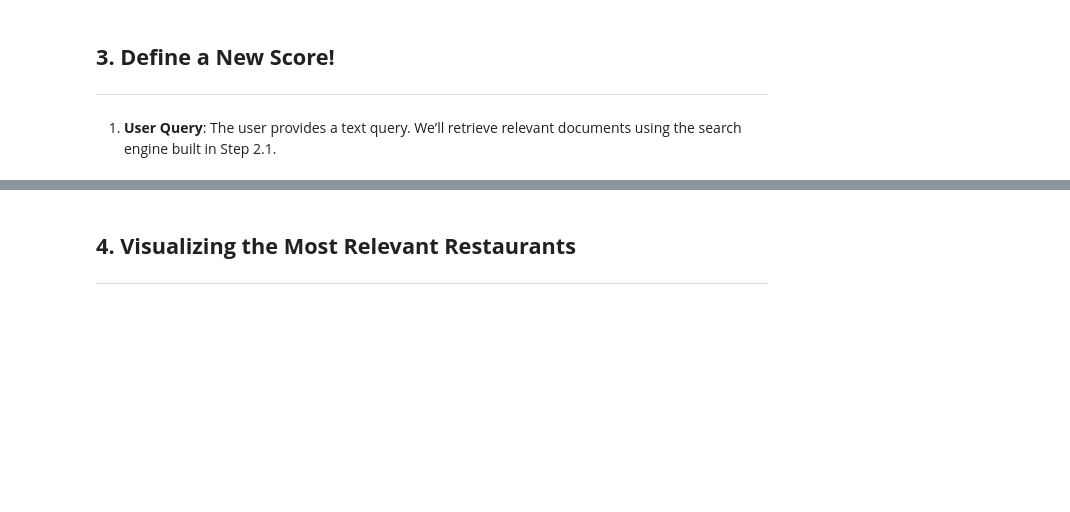
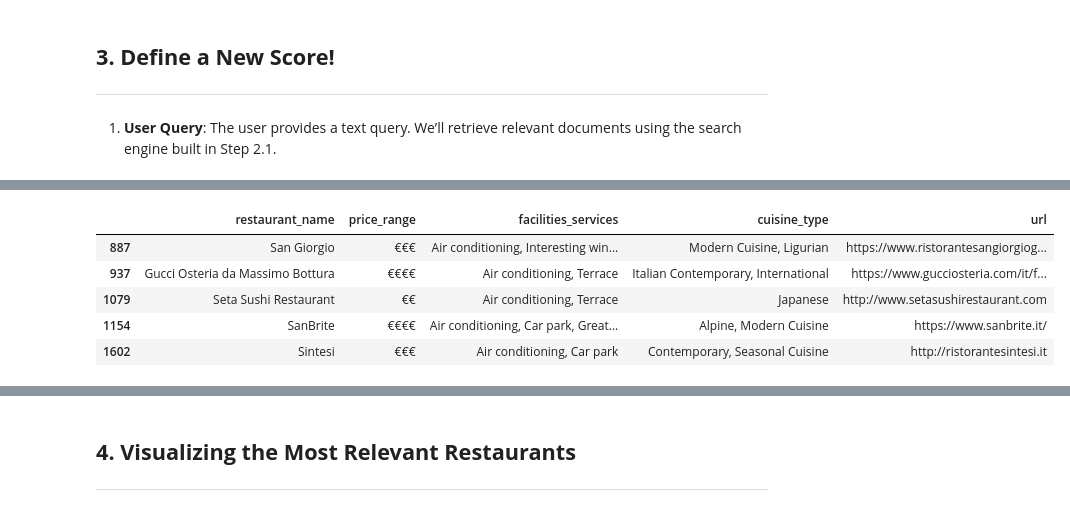
Before and after one commit to zimmy11/ADM-HW3, a Jupyter notebook: main.ipynb, the cells around one changed output, grey strips where cells are left out. Drawn from its saved outputs; the diff is of its cells as text; code cells hidden in the pictures; blank space fills up the shorter version.

```diff
--- a/main.ipynb
+++ b/main.ipynb
@@ -733,0 +791,11 @@ ___
+# %%
+restaurants = ['http://ristorantesintesi.it', 'https://www.ristorantesangiorgiogenova.it/', 'https://www.gucciosteria.com/it/florence', 'http://www.setasushirestaurant.com', 'https://www.sanbrite.it/']
+filtered_df = df[df['url'].isin(restaurants)][['restaurant_name', 'price_range', 'facilities_services', 'cuisine_type', 'url']]
+filtered_df
+# %% [output]
+|  | restaurant_name | price_range | facilities_services | cuisine_type | url |
+| 887 | San Giorgio | €€€ | Air conditioning, Interesting win... | Modern Cuisine, Ligurian | https://www.ristorantesangiorgiog... |
+| 937 | Gucci Osteria da Massimo Bottura | €€€€ | Air conditioning, Terrace | Italian Contemporary, International | https://www.gucciosteria.com/it/f... |
+| 1079 | Seta Sushi Restaurant | €€ | Air conditioning, Terrace | Japanese | http://www.setasushirestaurant.com |
+| 1154 | SanBrite | €€€€ | Air conditioning, Car park, Great... | Alpine, Modern Cuisine | https://www.sanbrite.it/ |
+| 1602 | Sintesi | €€€ | Air conditioning, Car park | Contemporary, Seasonal Cuisine | http://ristorantesintesi.it |
```
Also changed, not shown: parts of 18 cells of this notebook, 5 other files.
